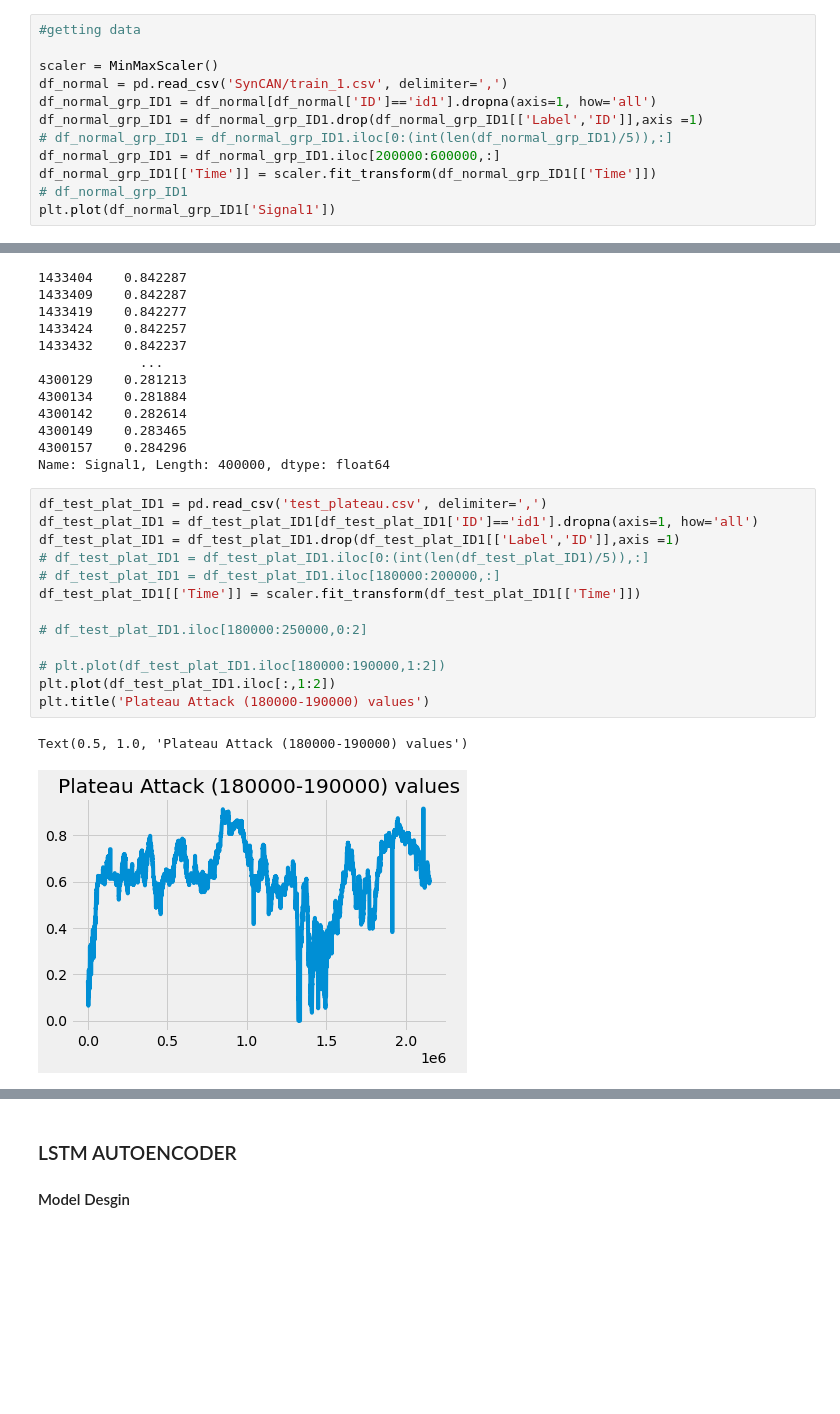
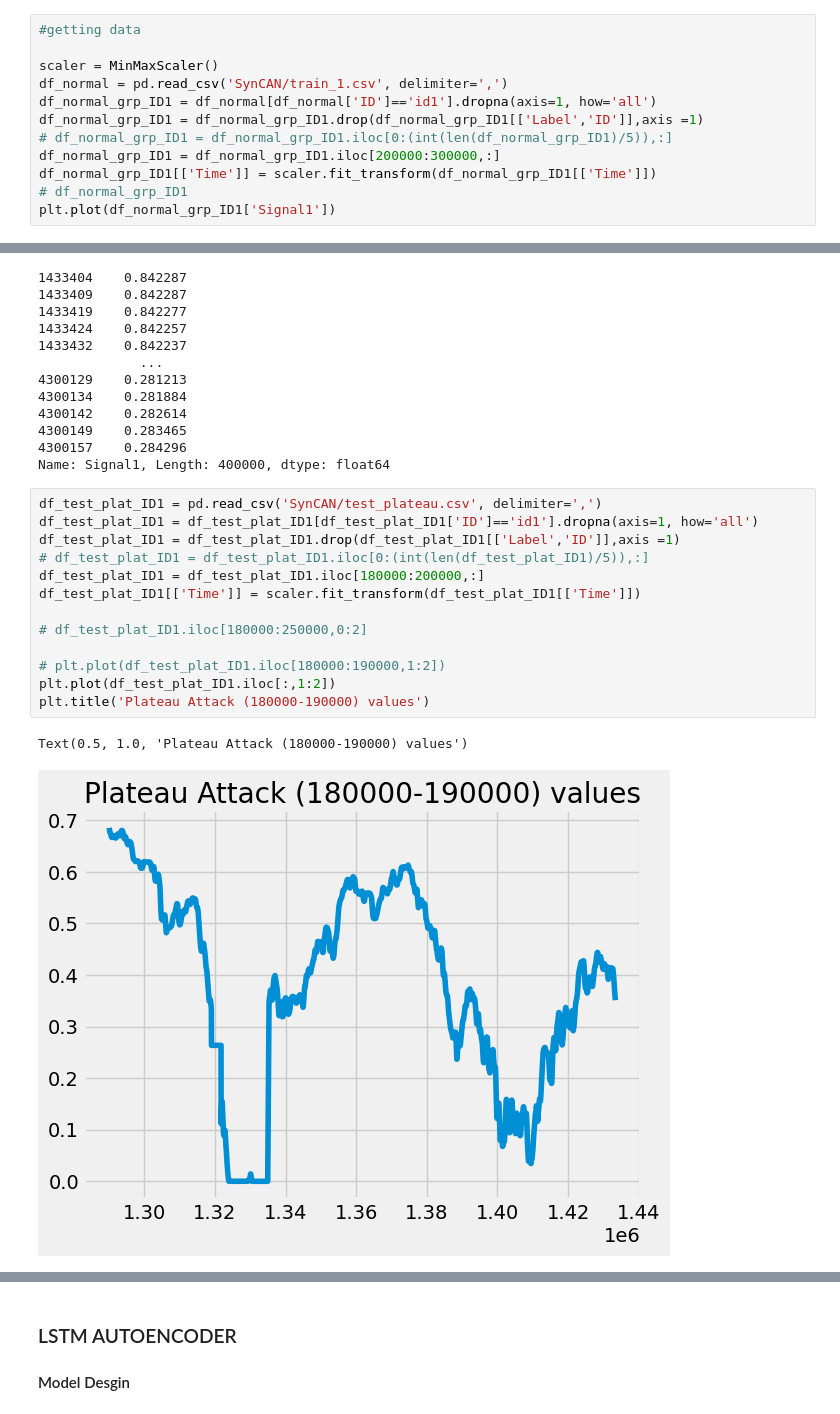
Before and after one commit to abdul2k10023/ML_CAN_IDS, a Jupyter notebook: new.ipynb, the cells around one changed output, grey strips where cells are left out. Saved outputs shown, nothing was run; the diff lists cells and outputs as text; blank space fills up the shorter version.

```diff
--- a/new.ipynb
+++ b/new.ipynb
@@ -71,7 +73,7 @@ df_normal = pd.read_csv('SynCAN/train_1.csv', delimiter=',')
 df_normal_grp_ID1 = df_normal[df_normal['ID']=='id1'].dropna(axis=1, how='all')
 df_normal_grp_ID1 = df_normal_grp_ID1.drop(df_normal_grp_ID1[['Label','ID']],axis =1)
 # df_normal_grp_ID1 = df_normal_grp_ID1.iloc[0:(int(len(df_normal_grp_ID1)/5)),:]
-df_normal_grp_ID1 = df_normal_grp_ID1.iloc[200000:600000,:]
+df_normal_grp_ID1 = df_normal_grp_ID1.iloc[200000:300000,:]
 df_normal_grp_ID1[['Time']] = scaler.fit_transform(df_normal_grp_ID1[['Time']])
 # df_normal_grp_ID1
 plt.plot(df_normal_grp_ID1['Signal1'])
@@ -94,21 +96,21 @@ df_normal_grp_ID1['Signal1']
 4300157    0.284296
 Name: Signal1, Length: 400000, dtype: float64
 # %%
-df_test_plat_ID1 = pd.read_csv('test_plateau.csv', delimiter=',')
+df_test_plat_ID1 = pd.read_csv('SynCAN/test_plateau.csv', delimiter=',')
 df_test_plat_ID1 = df_test_plat_ID1[df_test_plat_ID1['ID']=='id1'].dropna(axis=1, how='all')
 df_test_plat_ID1 = df_test_plat_ID1.drop(df_test_plat_ID1[['Label','ID']],axis =1)
 # df_test_plat_ID1 = df_test_plat_ID1.iloc[0:(int(len(df_test_plat_ID1)/5)),:]
-# df_test_plat_ID1 = df_test_plat_ID1.iloc[180000:200000,:]
+df_test_plat_ID1 = df_test_plat_ID1.iloc[180000:200000,:]
 df_test_plat_ID1[['Time']] = scaler.fit_transform(df_test_plat_ID1[['Time']])
 
 # df_test_plat_ID1.iloc[180000:250000,0:2]
 
 # plt.plot(df_test_plat_ID1.iloc[180000:190000,1:2])
 plt.plot(df_test_plat_ID1.iloc[:,1:2])
 plt.title('Plateau Attack (180000-190000) values')
 # %% [output]
 Text(0.5, 1.0, 'Plateau Attack (180000-190000) values')
-[figure, old version]
+[figure, new version]
 # %%
 TIME_STEP = 30
 X_train, Y_train = creatDataset(df_normal_grp_ID1[['Signal1']], df_normal_grp_ID1[['Signal1']], TIME_STEP)
```
Also changed, not shown: parts of 9 cells of this notebook, 1 other file.
